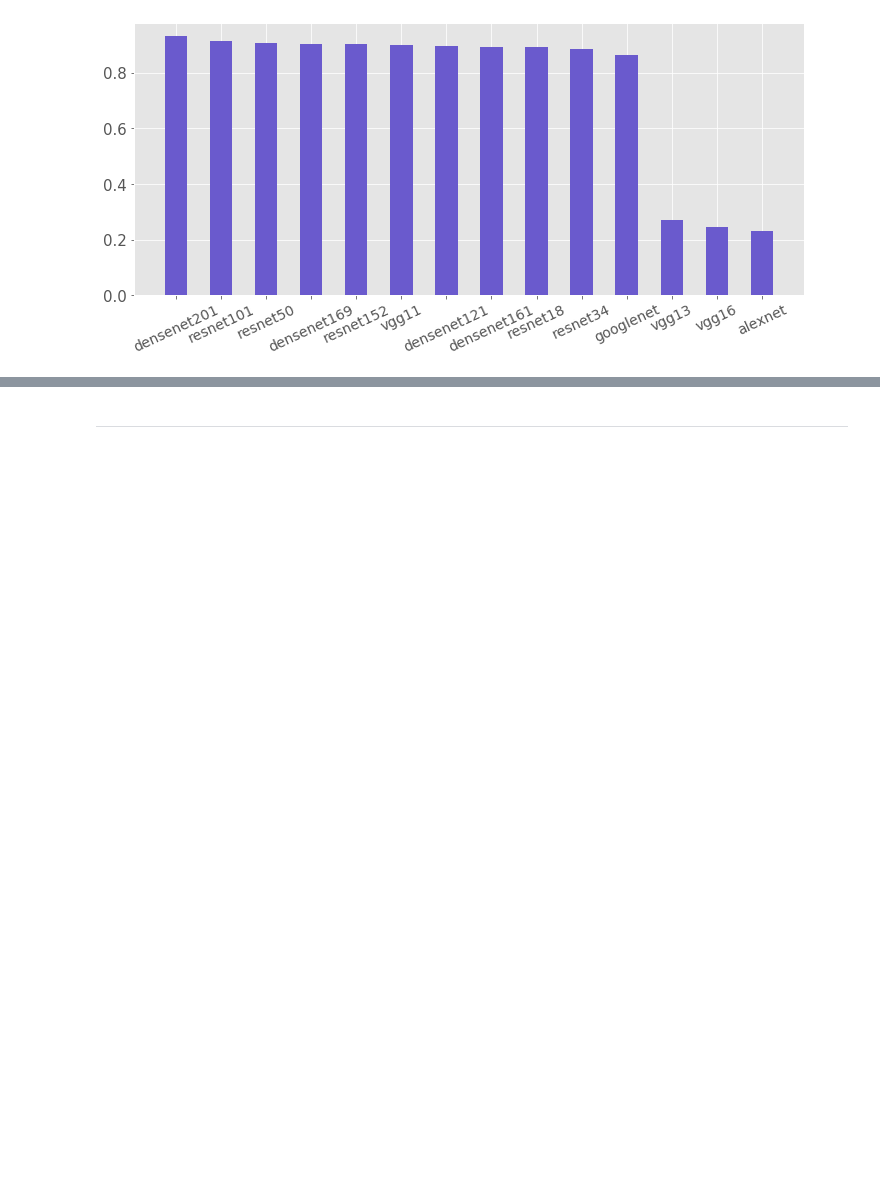
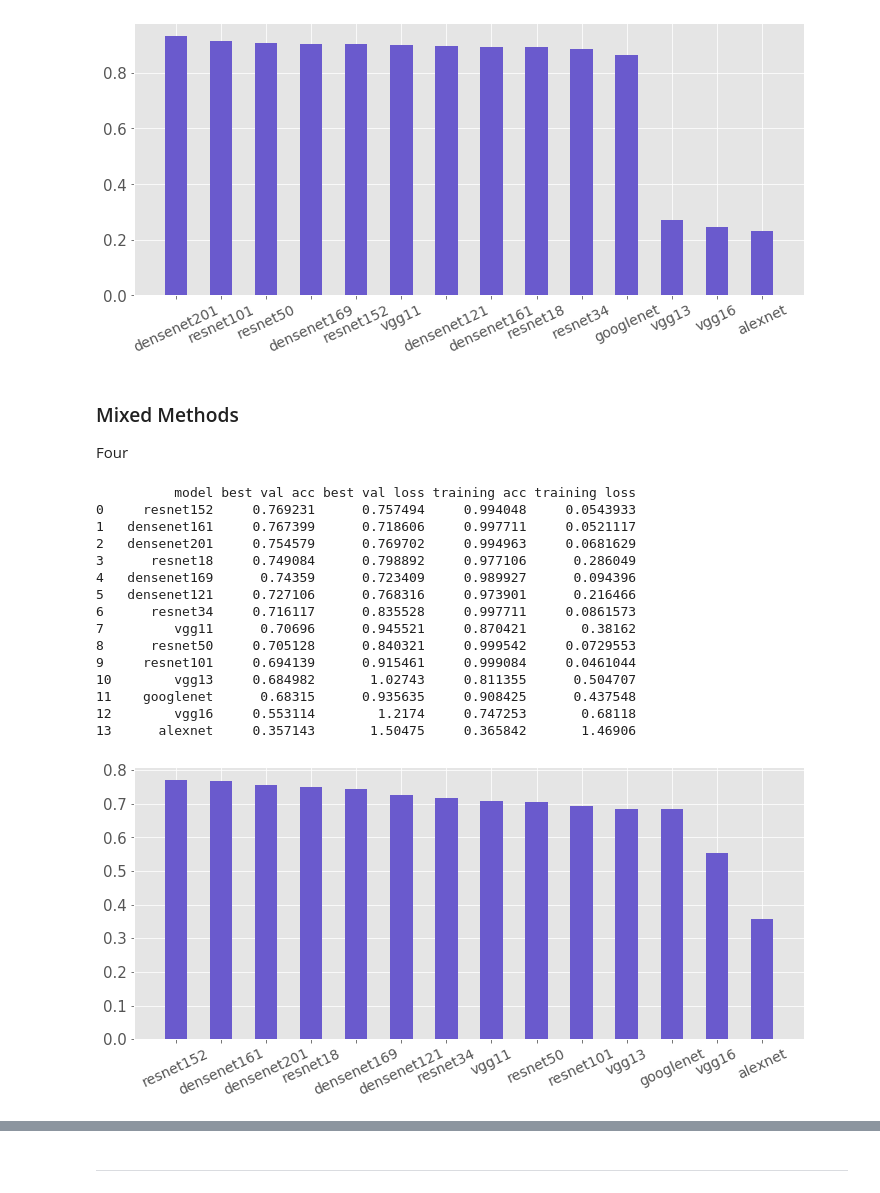
Before and after one commit to patrick-oliveira/ICDeepLearning, a Jupyter notebook: Codigos/Análise de BCI/Imagens e Tabelas.ipynb, the cells around one changed output, grey strips where cells are left out. Drawn from its saved outputs; the diff is of its cells as text; code cells hidden in the pictures; blank space fills up the shorter version.

```diff
--- a/Codigos/Análise de BCI/Imagens e Tabelas.ipynb
+++ b/Codigos/Análise de BCI/Imagens e Tabelas.ipynb
@@ -163,3 +163,28 @@ barPlot(table)
 12        vgg16     0.245421       1.59509     0.232143       1.61789
 13      alexnet     0.230769       1.60086     0.250916       1.60416
 [figure]
+# %% [markdown]
+### Mixed Methods
+
+Four
+# %%
+table = buildTable('four', 'cca128')
+print(table)
+barPlot(table)
+# %% [output]
+          model best val acc best val loss training acc training loss
+0     resnet152     0.769231      0.757494     0.994048     0.0543933
+1   densenet161     0.767399      0.718606     0.997711     0.0521117
+2   densenet201     0.754579      0.769702     0.994963     0.0681629
+3      resnet18     0.749084      0.798892     0.977106      0.286049
+4   densenet169      0.74359      0.723409     0.989927      0.094396
+5   densenet121     0.727106      0.768316     0.973901      0.216466
+6      resnet34     0.716117      0.835528     0.997711     0.0861573
+7         vgg11      0.70696      0.945521     0.870421       0.38162
+8      resnet50     0.705128      0.840321     0.999542     0.0729553
+9     resnet101     0.694139      0.915461     0.999084     0.0461044
+10        vgg13     0.684982       1.02743     0.811355      0.504707
+11    googlenet      0.68315      0.935635     0.908425      0.437548
+12        vgg16     0.553114        1.2174     0.747253       0.68118
+13      alexnet     0.357143       1.50475     0.365842       1.46906
+[figure, added]
```
Also changed, not shown: parts of 5 cells of this notebook, 9 other files.
